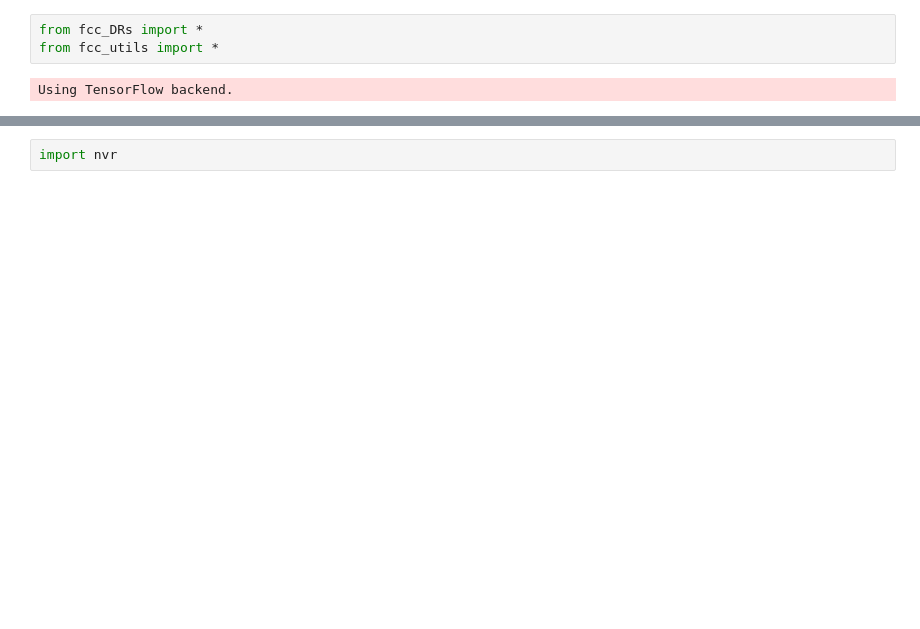
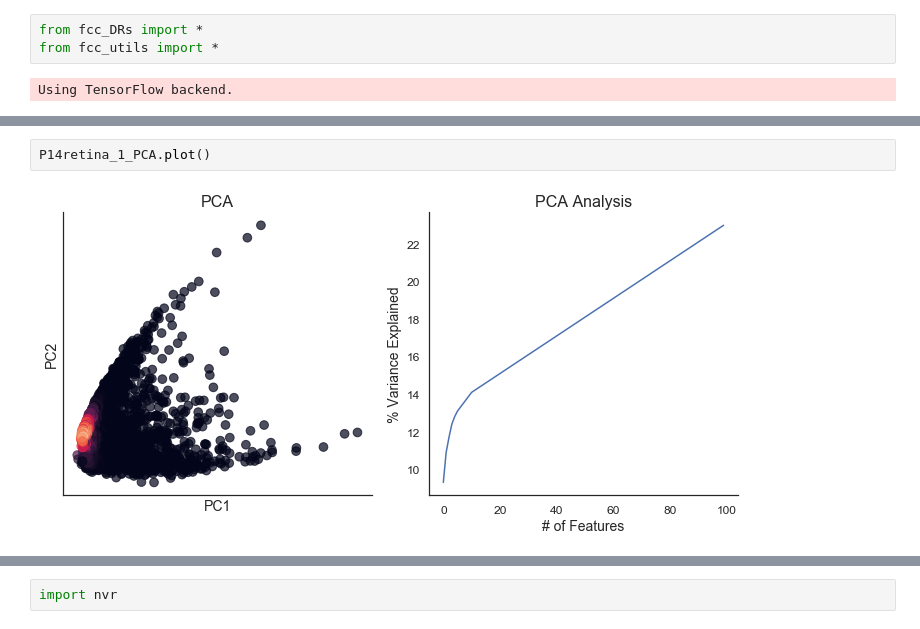
Before and after one commit to codyheiser/furry-couscous, a Jupyter notebook: discrete_comparison.ipynb, the cells around one changed output, grey strips where cells are left out. Saved outputs shown, nothing was run; the diff lists cells and outputs as text; blank space fills up the shorter version.

```diff
--- a/discrete_comparison.ipynb
+++ b/discrete_comparison.ipynb
@@ -10,0 +26,4 @@ Using TensorFlow backend.
+# %%
+P14retina_1_PCA.plot()
+# %% [output]
+[figure, added]
```
Also changed, not shown: parts of 114 cells of this notebook, 1 other file.
